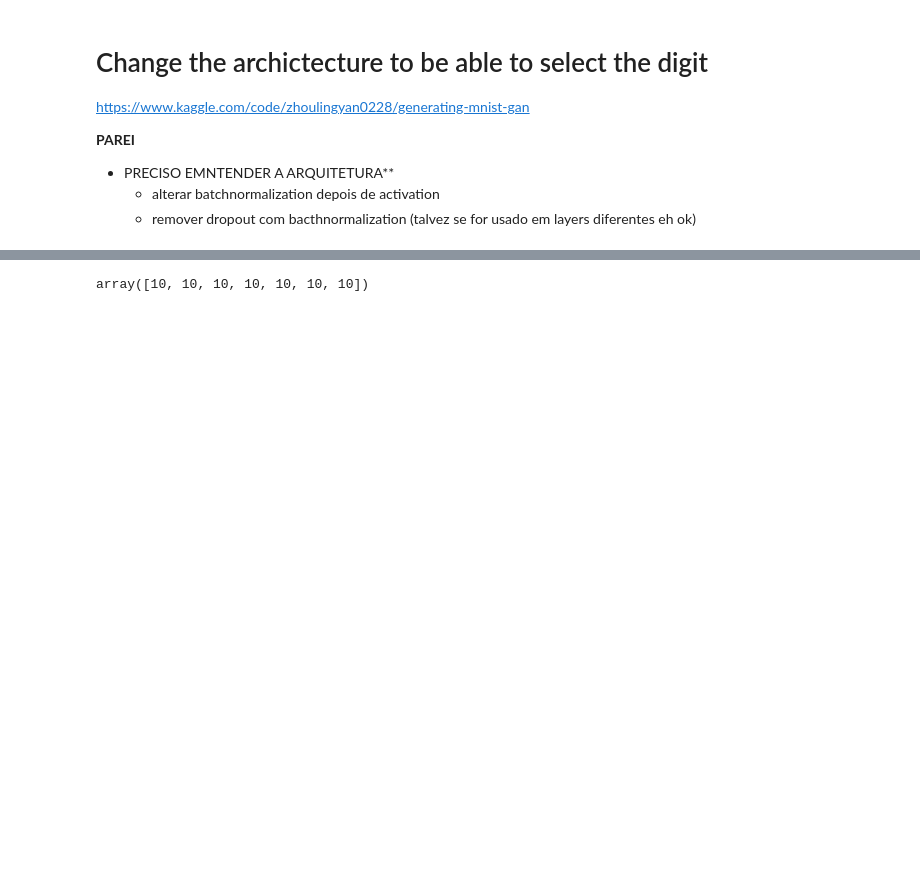
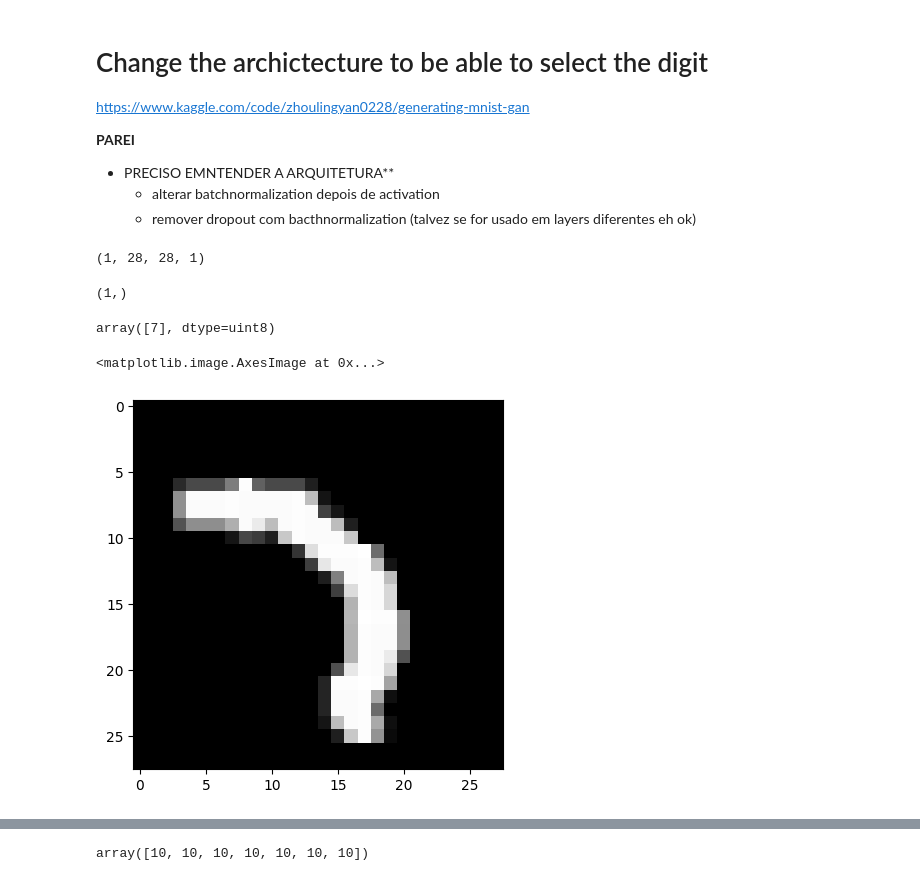
Before and after one commit to leandroohf/machine_learning_algorithms, a Jupyter notebook: dev/2023-02-10-lhof-study_GANS.ipynb, the cells around one changed output, grey strips where cells are left out. Saved outputs shown, nothing was run; the diff lists cells and outputs as text; code cells hidden in the pictures; blank space fills up the shorter version.

```diff
--- a/dev/2023-02-10-lhof-study_GANS.ipynb
+++ b/dev/2023-02-10-lhof-study_GANS.ipynb
@@ -488,3 +505,20 @@ from tensorflow.keras.models import Model
+# %%
+X = x_train
+y = y_train
+
+X_i, y_i = random_mnist_set(X, y, 1)
+
+X_i.shape
+y_i.shape
+
+y_i
+plt.imshow(X_i[0,:,:,0], cmap='gray')
+# %% [output]
+(1, 28, 28, 1)
+(1,)
+array([7], dtype=uint8)
+<matplotlib.image.AxesImage at 0x...>
+[figure, added]
 # %%
 def generator_model(latent_dim = 100):
 
```
Also changed, not shown: parts of 21 cells of this notebook.
